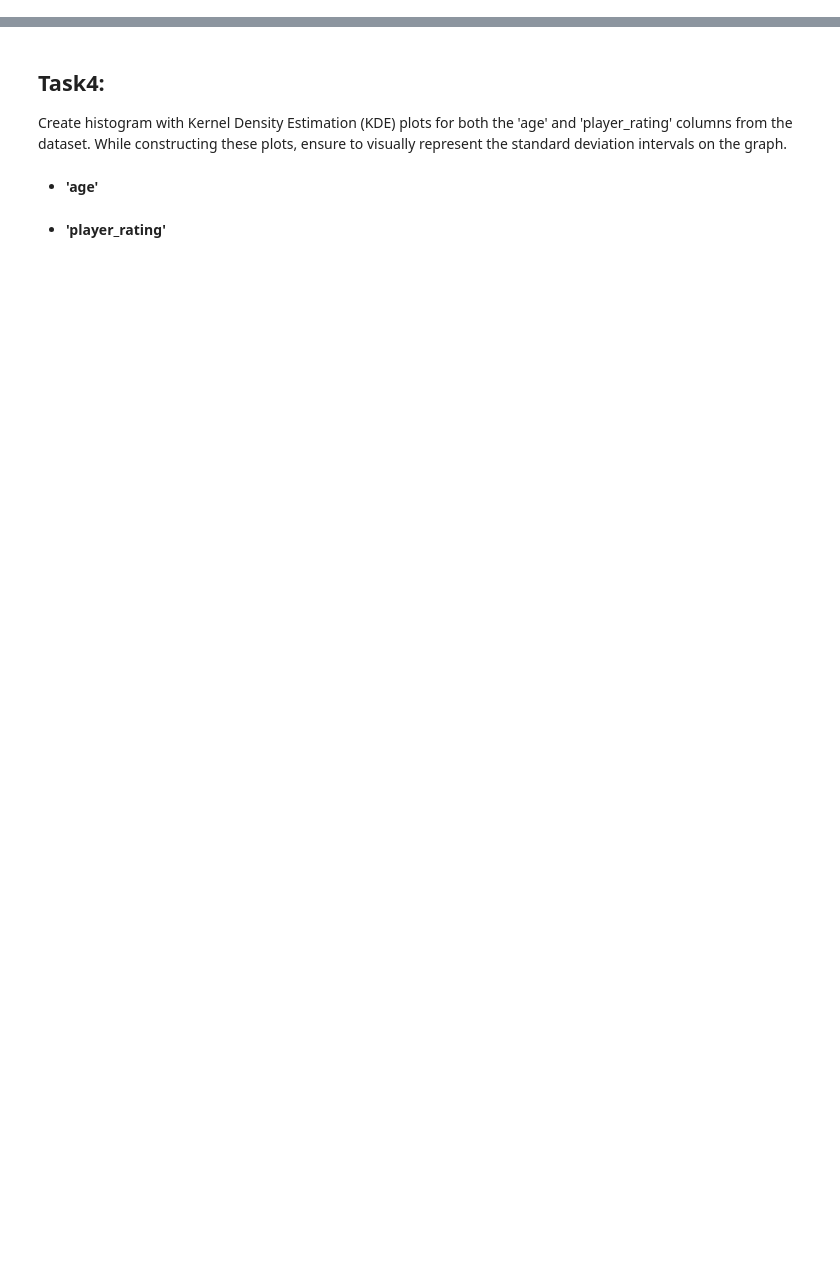
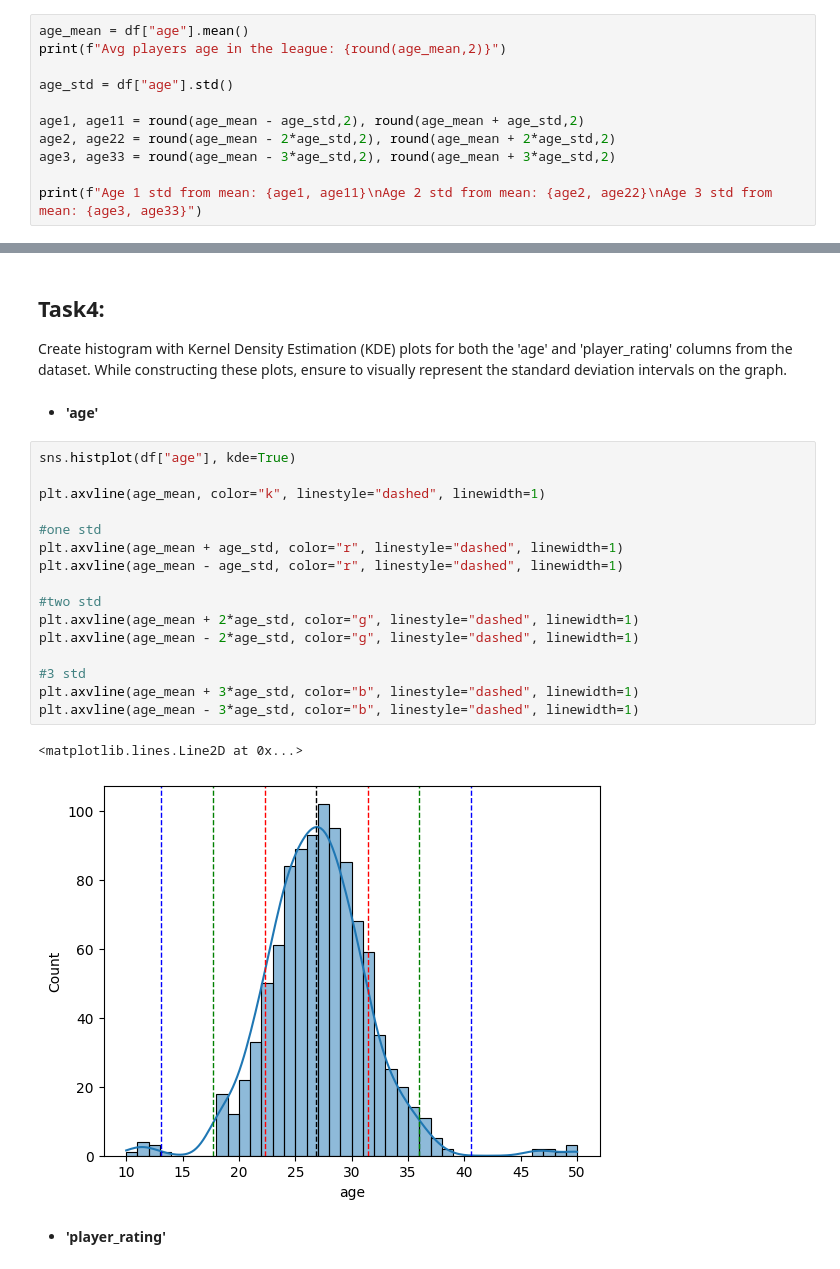
Before and after one commit to HMurawski/dump, a Jupyter notebook: dump_learning/cb/statistics/sports_league_outliers_detection.ipynb, the cells around one changed output, grey strips where cells are left out. Cells and saved outputs as stored; diff of their text form; blank space fills up the shorter version.

Commit message:
outliers detecion in sports league and plotting histograms

```diff
--- a/dump_learning/cb/statistics/sports_league_outliers_detection.ipynb
+++ b/dump_learning/cb/statistics/sports_league_outliers_detection.ipynb
@@ -39,3 +41,14 @@ df.head(3)
     - Calculate the age range within one standard deviation of the mean.
     - Calculate the age range within two standard deviations of the mean.
     - Calculate the age range within three standard deviations of the mean.
+# %%
+age_mean = df["age"].mean()
+print(f"Avg players age in the league: {round(age_mean,2)}")
+
+age_std = df["age"].std()
+
+age1, age11 = round(age_mean - age_std,2), round(age_mean + age_std,2)
+age2, age22 = round(age_mean - 2*age_std,2), round(age_mean + 2*age_std,2)
+age3, age33 = round(age_mean - 3*age_std,2), round(age_mean + 3*age_std,2)
+
+print(f"Age 1 std from mean: {age1, age11}\nAge 2 std from mean: {age2, age22}\nAge 3 std from mean: {age3, age33}")
@@ -54,5 +89,24 @@ df.head(3)
 Create histogram with Kernel Density Estimation (KDE) plots for both the 'age' and 'player_rating' columns from the dataset. While constructing these plots, ensure to visually represent the standard deviation intervals on the graph.
 # %% [markdown]
 - **'age'**
+# %%
+sns.histplot(df["age"], kde=True)
+
+plt.axvline(age_mean, color="k", linestyle="dashed", linewidth=1)
+
+#one std
+plt.axvline(age_mean + age_std, color="r", linestyle="dashed", linewidth=1)
+plt.axvline(age_mean - age_std, color="r", linestyle="dashed", linewidth=1)
+
+#two std
+plt.axvline(age_mean + 2*age_std, color="g", linestyle="dashed", linewidth=1)
+plt.axvline(age_mean - 2*age_std, color="g", linestyle="dashed", linewidth=1)
+
+#3 std
+plt.axvline(age_mean + 3*age_std, color="b", linestyle="dashed", linewidth=1)
+plt.axvline(age_mean - 3*age_std, color="b", linestyle="dashed", linewidth=1)
+# %% [output]
+<matplotlib.lines.Line2D at 0x...>
+[figure, added]
 # %% [markdown]
 - **'player_rating'**
```
Also changed, not shown: parts of 10 cells of this notebook.
